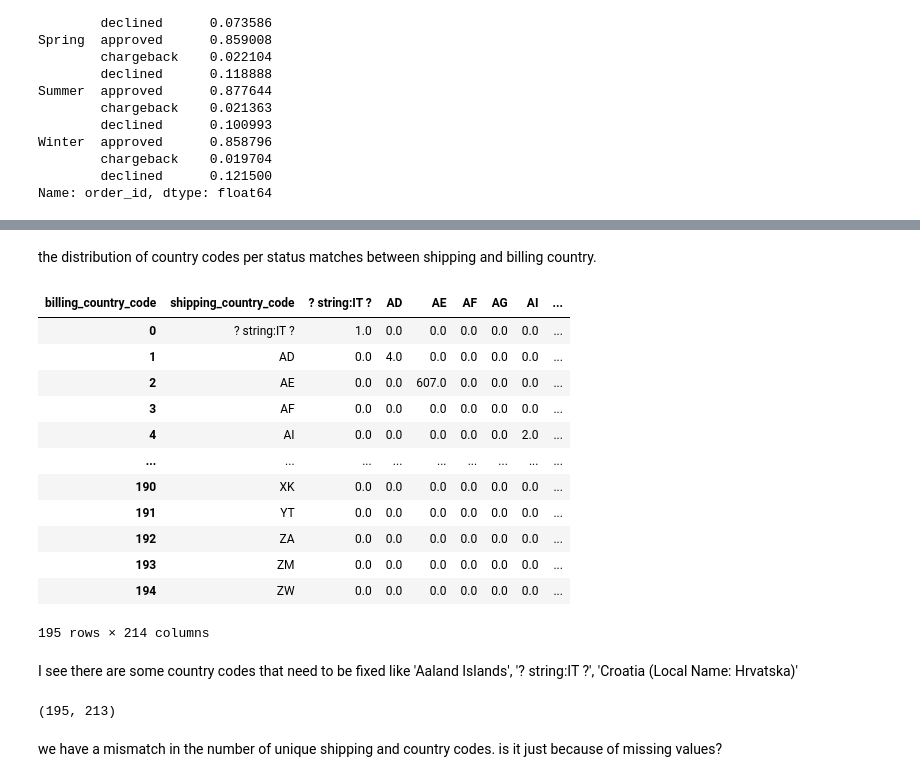
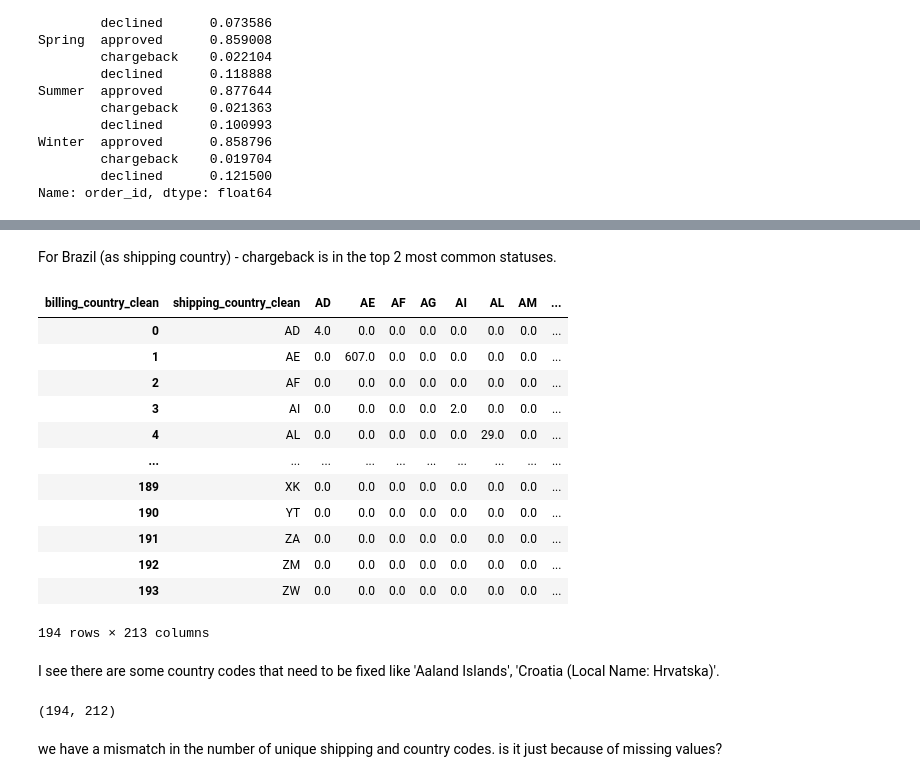
Before and after one commit to gioiablayer96/data-wizard-gioia, a Jupyter notebook: Riskified_home_assignment/riskified_home_assignment.ipynb, the cells around one changed output, grey strips where cells are left out. Cells and saved outputs as stored; diff of their text form; code cells hidden in the pictures.

```diff
--- a/Riskified_home_assignment/riskified_home_assignment.ipynb
+++ b/Riskified_home_assignment/riskified_home_assignment.ipynb
@@ -144,12 +152,11 @@ df[df.order_id.isin(list(order_id_value_count.order_id[order_id_value_count.valu
 # %% [markdown]
 I see all the parameters are equal apart from the email. Since the email address name is uninformative, I'm gonna extract the email domain between :@" and "."
 # %%
-import re
-
+# there are 4 email addresses in uppercase - so email domains are are extracted in lowercase
 def extract_domain(email):
     # Update the regex to include hyphens in the domain name
     match = re.search(r'@([\w-]+)\.', email)
-    return match.group(1) if match else None
+    return match.group(1).lower() if match else None
 
 df['email_domain'] = df['email_anoni'].apply(extract_domain)
 # %%
@@ -242,4 +244,0 @@ I will add this feature to the df:
-# %%
-num_email_addresses_per_order_id = df.groupby(['order_id'], as_index=False)['email_anoni'].nunique()
-num_email_addresses_per_order_id.columns = ['order_id','email_address_count']
-df = pd.merge(df, num_email_addresses_per_order_id, how='left', on=['order_id'])
@@ -506,43 +524,43 @@ print(top_shipping_countries)
 # %% [markdown]
-the distribution of country codes per status matches between shipping and billing country.
+For Brazil (as shipping country) - chargeback is in the top 2 most common statuses.
 # %%
-num_order_per_shipping_country_code = df.groupby(['shipping_country_code', 'billing_country_code'], as_index=False)['order_id'].nunique()
+num_order_per_shipping_country_code = df.groupby(['shipping_country_clean', 'billing_country_clean'], as_index=False)['order_id'].nunique()
 # %%
 # Pivot the table
 pivot_table = num_order_per_shipping_country_code.pivot(
-    index='shipping_country_code',
-    columns='billing_country_code',
+    index='shipping_country_clean',
+    columns='billing_country_clean',
     values='order_id'
 )
 
 # Reset the index to make it more readable (optional)
 pivot_table = pivot_table.reset_index()
 
 pivot_table.fillna(0, inplace=True)
 # Display the pivoted table
 pd.DataFrame(pivot_table)
 # %% [output]
-| billing_country_code | shipping_country_code | ? string:IT ? | AD | AE | AF | AG | AI | ... |
-| 0 | ? string:IT ? | 1.0 | 0.0 | 0.0 | 0.0 | 0.0 | 0.0 | ... |
-| 1 | AD | 0.0 | 4.0 | 0.0 | 0.0 | 0.0 | 0.0 | ... |
-| 2 | AE | 0.0 | 0.0 | 607.0 | 0.0 | 0.0 | 0.0 | ... |
-| 3 | AF | 0.0 | 0.0 | 0.0 | 0.0 | 0.0 | 0.0 | ... |
-| 4 | AI | 0.0 | 0.0 | 0.0 | 0.0 | 0.0 | 2.0 | ... |
-| ... | ... | ... | ... | ... | ... | ... | ... | ... |
-| 190 | XK | 0.0 | 0.0 | 0.0 | 0.0 | 0.0 | 0.0 | ... |
-| 191 | YT | 0.0 | 0.0 | 0.0 | 0.0 | 0.0 | 0.0 | ... |
-| 192 | ZA | 0.0 | 0.0 | 0.0 | 0.0 | 0.0 | 0.0 | ... |
-| 193 | ZM | 0.0 | 0.0 | 0.0 | 0.0 | 0.0 | 0.0 | ... |
-| 194 | ZW | 0.0 | 0.0 | 0.0 | 0.0 | 0.0 | 0.0 | ... |
+| billing_country_clean | shipping_country_clean | AD | AE | AF | AG | AI | AL | AM | ... |
+| 0 | AD | 4.0 | 0.0 | 0.0 | 0.0 | 0.0 | 0.0 | 0.0 | ... |
+| 1 | AE | 0.0 | 607.0 | 0.0 | 0.0 | 0.0 | 0.0 | 0.0 | ... |
+| 2 | AF | 0.0 | 0.0 | 0.0 | 0.0 | 0.0 | 0.0 | 0.0 | ... |
+| 3 | AI | 0.0 | 0.0 | 0.0 | 0.0 | 2.0 | 0.0 | 0.0 | ... |
+| 4 | AL | 0.0 | 0.0 | 0.0 | 0.0 | 0.0 | 29.0 | 0.0 | ... |
+| ... | ... | ... | ... | ... | ... | ... | ... | ... | ... |
+| 189 | XK | 0.0 | 0.0 | 0.0 | 0.0 | 0.0 | 0.0 | 0.0 | ... |
+| 190 | YT | 0.0 | 0.0 | 0.0 | 0.0 | 0.0 | 0.0 | 0.0 | ... |
+| 191 | ZA | 0.0 | 0.0 | 0.0 | 0.0 | 0.0 | 0.0 | 0.0 | ... |
+| 192 | ZM | 0.0 | 0.0 | 0.0 | 0.0 | 0.0 | 0.0 | 0.0 | ... |
+| 193 | ZW | 0.0 | 0.0 | 0.0 | 0.0 | 0.0 | 0.0 | 0.0 | ... |
-195 rows × 214 columns
+194 rows × 213 columns
 # %% [markdown]
-I see there are some country codes that need to be fixed like 'Aaland Islands', '? string:IT ?', 'Croatia (Local Name: Hrvatska)'
+I see there are some country codes that need to be fixed like 'Aaland Islands', 'Croatia (Local Name: Hrvatska)'.
 # %%
 # how many unique billing and shipping country code do we have?
 
-df.shipping_country_code.nunique(), df.billing_country_code.nunique()
+df.shipping_country_clean.nunique(), df.billing_country_clean.nunique()
 # %% [output]
-(195, 213)
+(194, 212)
 # %% [markdown]
 we have a mismatch in the number of unique shipping and country codes. is it just because of missing values?
 # %%
```
Also changed, not shown: parts of 149 cells of this notebook.
